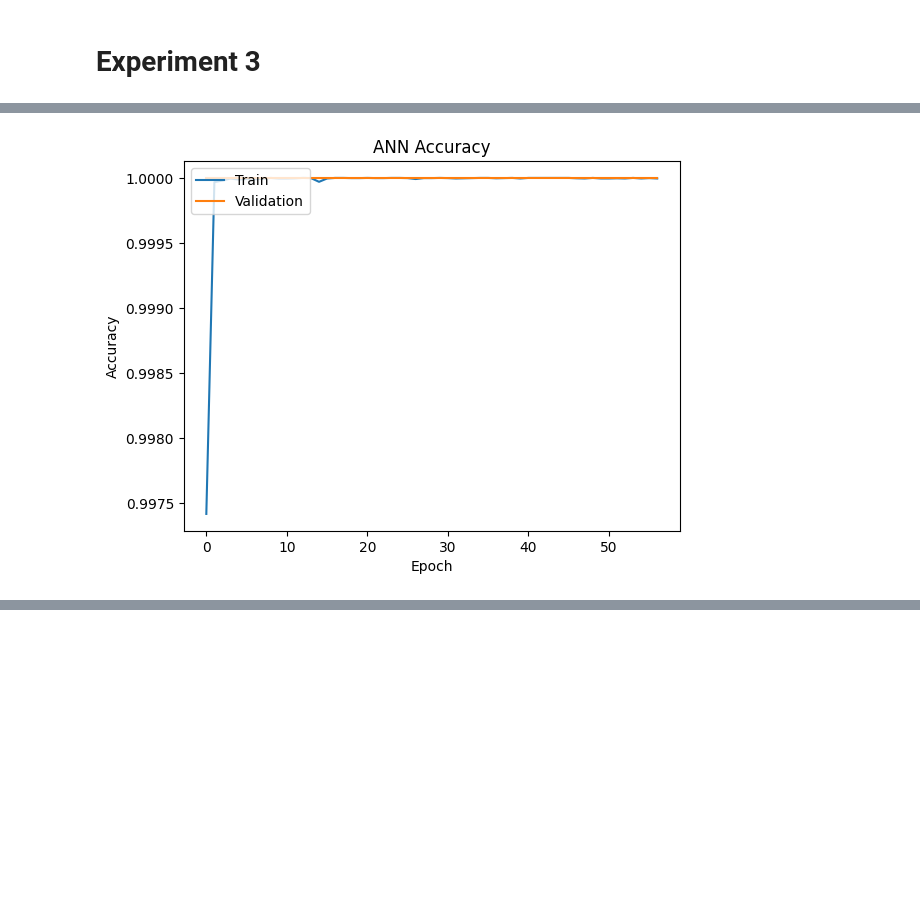
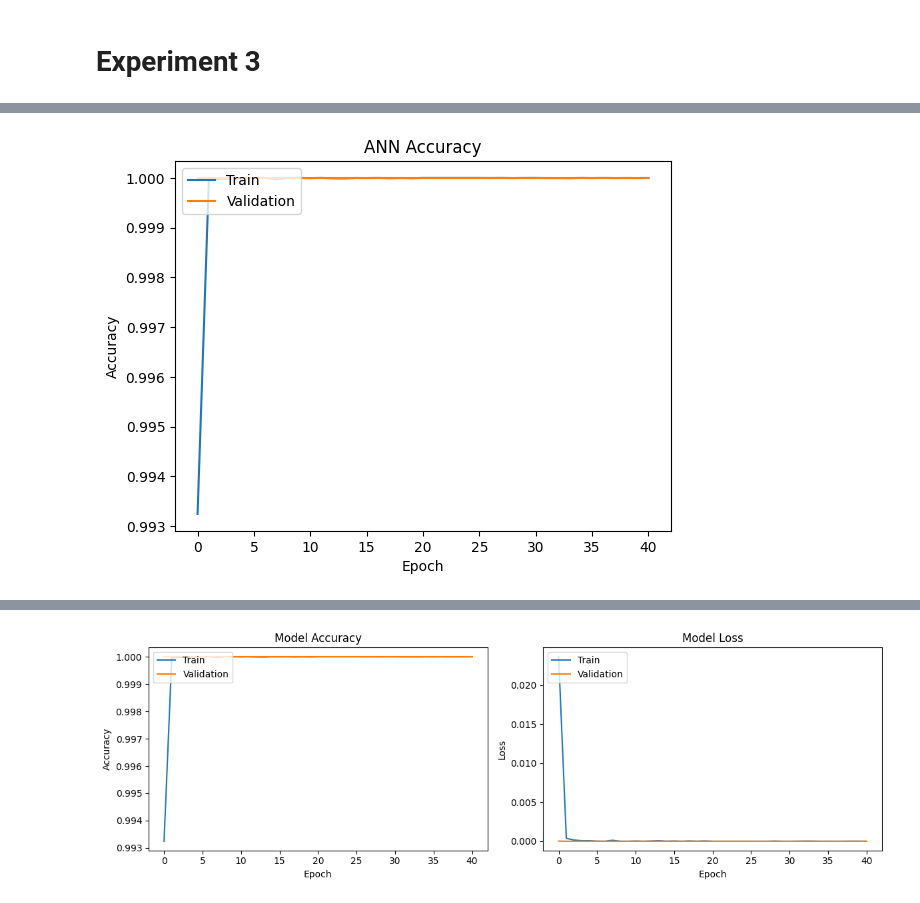
Before and after one commit to fazalfreestyle/ISSF-Test-Bench, a Jupyter notebook: Experiment_3.ipynb, the cells around one changed output, grey strips where cells are left out. Saved outputs shown, nothing was run; the diff lists cells and outputs as text; code cells hidden in the pictures; blank space fills up the shorter version.

```diff
--- a/Experiment_3.ipynb
+++ b/Experiment_3.ipynb
@@ -7,7 +7,7 @@ import matplotlib.pyplot as plt
 import seaborn as sns
 from sklearn.model_selection import train_test_split
 from sklearn.preprocessing import StandardScaler
-from sklearn.metrics import accuracy_score, confusion_matrix, classification_report, f1_score
+from sklearn.metrics import accuracy_score, confusion_matrix, classification_report, f1_score, roc_curve, auc, precision_recall_curve
 from tensorflow.keras.models import Sequential
 from tensorflow.keras.layers import Dense, Dropout, BatchNormalization
 from tensorflow.keras.callbacks import EarlyStopping, ModelCheckpoint, ReduceLROnPlateau
@@ -73,7 +73,7 @@ def train_evaluate_ann():
     reduce_lr = ReduceLROnPlateau(monitor='val_loss', factor=0.2, patience=5, min_lr=0.001, verbose=1)
 
     history = ann_model.fit(X_train, y_train, validation_data=(X_val, y_val),
-                            epochs=100, batch_size=128, callbacks=[early_stopping, model_checkpoint, reduce_lr])
+                            epochs=100, batch_size=256, callbacks=[early_stopping, model_checkpoint, reduce_lr])
 
     loss, accuracy = ann_model.evaluate(X_test, y_test)
     y_pred_prob = ann_model.predict(X_test)
@@ -86,7 +86,7 @@ def train_evaluate_ann():
     conf_matrix = confusion_matrix(y_test, y_pred)
     class_report = classification_report(y_test, y_pred)
 
-    return {'model': 'ANN', 'loss': loss, 'accuracy': accuracy, 'f1_score': f1, 'conf_matrix': conf_matrix, 'class_report': class_report}
+    return {'model': 'ANN', 'loss': loss, 'accuracy': accuracy, 'f1_score': f1, 'conf_matrix': conf_matrix, 'class_report': class_report, 'history': history, 'y_pred_prob': y_pred_prob}
 
 # Train and evaluate the ANN model
 ann_results = train_evaluate_ann()
@@ -102,5 +102,67 @@ print(ann_results['conf_matrix'])
 
 print("\nClassification Report:")
 print(ann_results['class_report'])
+
+# Function to plot all metrics
+def plot_all_metrics(history, y_test, y_pred_prob):
+    # Plot training & validation accuracy values
+    plt.figure(figsize=(12, 4))
+
+    plt.subplot(1, 2, 1)
+    plt.plot(history.history['accuracy'])
+    plt.plot(history.history['val_accuracy'])
+    plt.title('Model Accuracy')
+    plt.ylabel('Accuracy')
+    plt.xlabel('Epoch')
+    plt.legend(['Train', 'Validation'], loc='upper left')
+
+    # Plot training & validation loss values
+    plt.subplot(1, 2, 2)
+    plt.plot(history.history['loss'])
+    plt.plot(history.history['val_loss'])
+    plt.title('Model Loss')
+    plt.ylabel('Loss')
+    plt.xlabel('Epoch')
+    plt.legend(['Train', 'Validation'], loc='upper left')
+
+    plt.tight_layout()
+    plt.show()
+
+    # ROC Curve
+    fpr, tpr, _ = roc_curve(y_test, y_pred_prob)
+    roc_auc = auc(fpr, tpr)
+
+    plt.figure()
+    plt.plot(fpr, tpr, color='darkorange', lw=2, label='ROC curve (area = %0.2f)' % roc_auc)
+    plt.plot([0, 1], [0, 1], color='navy', lw=2, linestyle='--')
+    plt.xlim([0.0, 1.0])
+    plt.ylim([0.0, 1.05])
+    plt.xlabel('False Positive Rate')
+    plt.ylabel('True Positive Rate')
+    plt.title('Receiver Operating Characteristic (ROC) Curve')
+    plt.legend(loc="lower right")
+    plt.show()
+
+    # Confusion Matrix
+    conf_matrix = confusion_matrix(y_test, (y_pred_prob > 0.5).astype(int).flatten())
+    plt.figure(figsize=(8, 6))
+    sns.heatmap(conf_matrix, annot=True, fmt="d", cmap='Blues', cbar=False)
+    plt.title('Confusion Matrix')
+    plt.xlabel('Predicted')
+    plt.ylabel('True')
+    plt.show()
+
+    # Precision-Recall Curve
+    precision, recall, _ = precision_recall_curve(y_test, y_pred_prob)
+
+    plt.figure()
+    plt.plot(recall, precision, marker='.')
+    plt.xlabel('Recall')
+    plt.ylabel('Precision')
+    plt.title('Precision-Recall Curve')
+    plt.show()
+
+# Use the function to plot all metrics
+plot_all_metrics(ann_results['history'], y_test, ann_results['y_pred_prob'])
 # %% [output]
 Epoch 1/100
@@ -123,2 +185,2 @@ Epoch 57: early stopping
-[figure, old version]
+[figure, new version]
 ANN Results:
@@ -139,3 +201,4 @@ Classification Report:
     accuracy                           1.00    150000
    macro avg       1.00      1.00      1.00    150000
 weighted avg       1.00      1.00      1.00    150000
+[figure, added]
```
Also changed, not shown: parts of 1 cell of this notebook, 1 other file.
